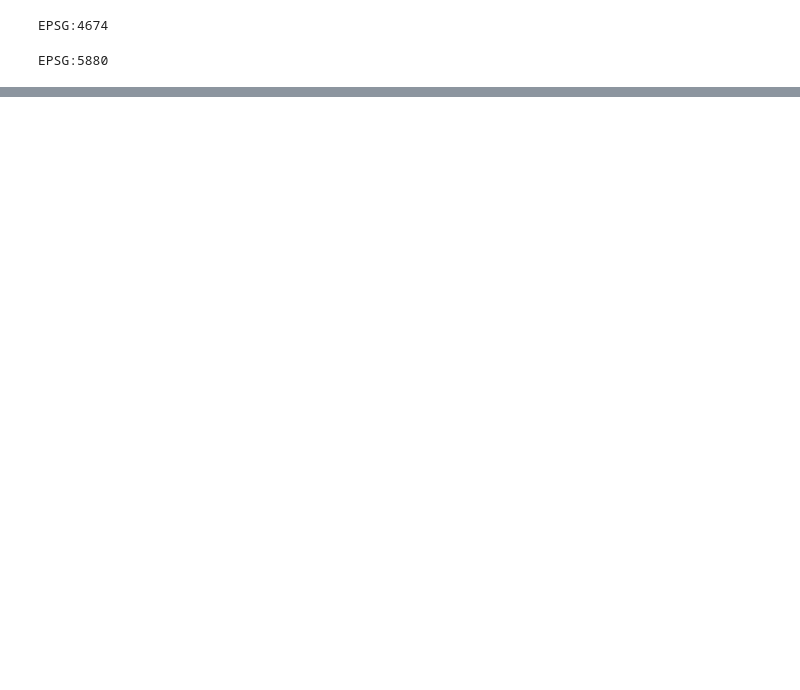
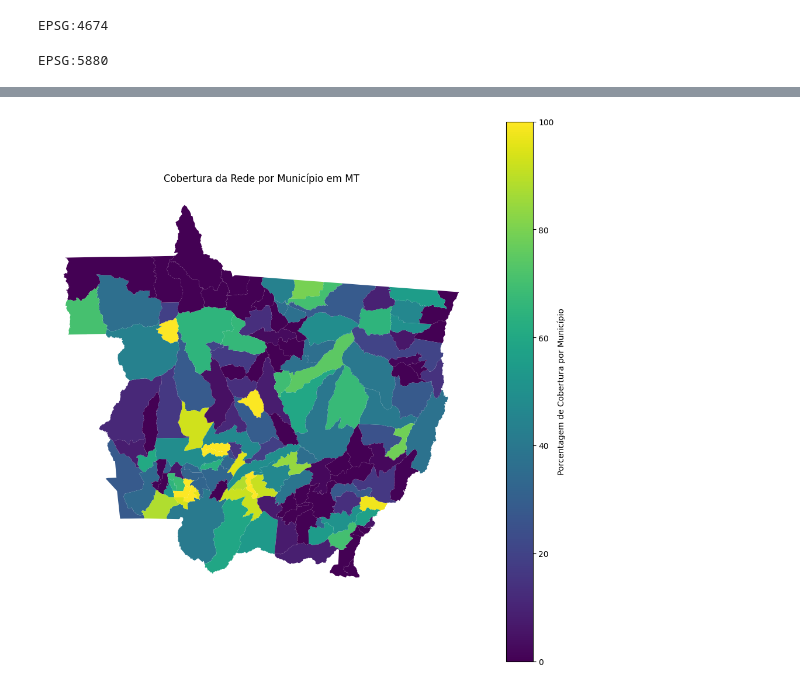
Before and after one commit to o-brn/geo_coverage_analysis, a Jupyter notebook: notebooks/eda.ipynb, the cells around one changed output, grey strips where cells are left out. Saved outputs shown, nothing was run; the diff lists cells and outputs as text; code cells hidden in the pictures; blank space fills up the shorter version.

```diff
--- a/notebooks/eda.ipynb
+++ b/notebooks/eda.ipynb
@@ -23,0 +94,8 @@ EPSG:5880
+# %%
+# Convertendo unidade de medida
+cobertura_municipal["coverage_area_sqkm"] = (
+    cobertura_municipal.geometry.area / 1000000
+).round(2)
+municipios_mt_proj["total_area_sqkm"] = (
+    municipios_mt_proj.geometry.area / 1000000
+).round(2)
@@ -23,0 +128,5 @@ EPSG:5880
+# %%
+# Percentual de cobertura
+cobertura_municipal["coverage_percent"] = (
+    resultado["coverage_area_sqkm"] / resultado["total_area_sqkm"] * 100
+).round(2)
@@ -23,0 +157,5 @@ EPSG:5880
+# %%
+# Agrupando por município e somando as áreas de cobertura
+cobertura_por_municipio = (
+    cobertura_municipal.groupby("name_muni")["coverage_area_sqkm"].sum().reset_index()
+)
@@ -23,0 +176,11 @@ EPSG:5880
+# %%
+# Juntando os dados de cobertura no GeoDataFrame original
+municipios_mt_proj = municipios_mt_proj.merge(
+    cobertura_por_municipio, on="name_muni", how="left"
+).fillna(0)  # Preenchendo municípios sem cobertura com 0
+
+
+municipios_mt_proj["area_municipio_sqkm"] = municipios_mt_proj.geometry.area / 1000000
+municipios_mt_proj["coverage_percent"] = (
+    municipios_mt_proj["coverage_area_sqkm"] / municipios_mt_proj["area_municipio_sqkm"]
+) * 100
@@ -23,0 +203,18 @@ EPSG:5880
+# %%
+# Plotando o mapa coroplético
+fig, ax = plt.subplots(1, 1, figsize=(12, 12))
+municipios_mt_proj.plot(
+    column="coverage_percent",
+    ax=ax,
+    legend=True,
+    cmap="viridis",
+    legend_kwds={
+        "label": "Porcentagem de Cobertura por Município",
+        "orientation": "vertical",
+    },
+)
+ax.set_title("Cobertura da Rede por Município em MT")
+ax.axis("off")
+plt.show()
+# %% [output]
+[figure, added]
```
Also changed, not shown: parts of 24 cells of this notebook.
